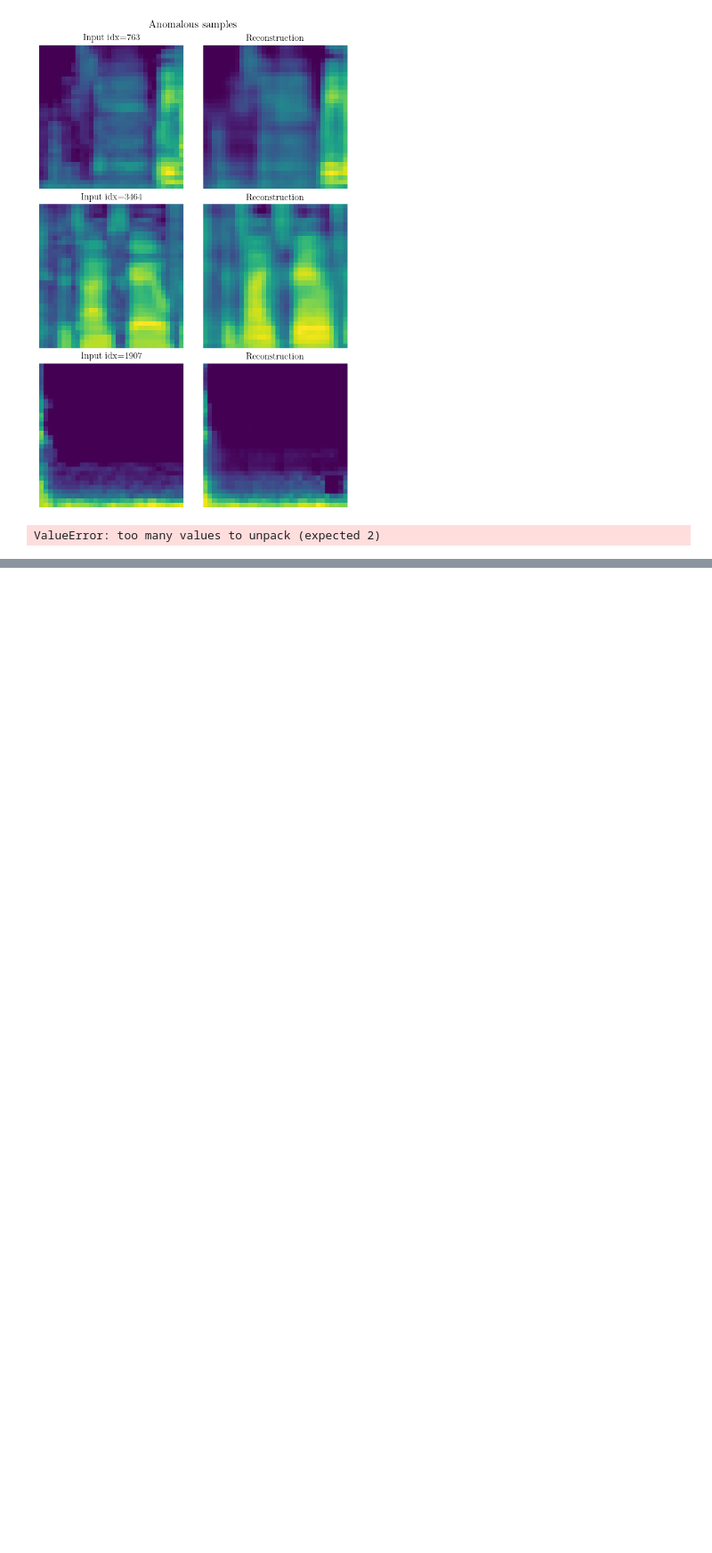
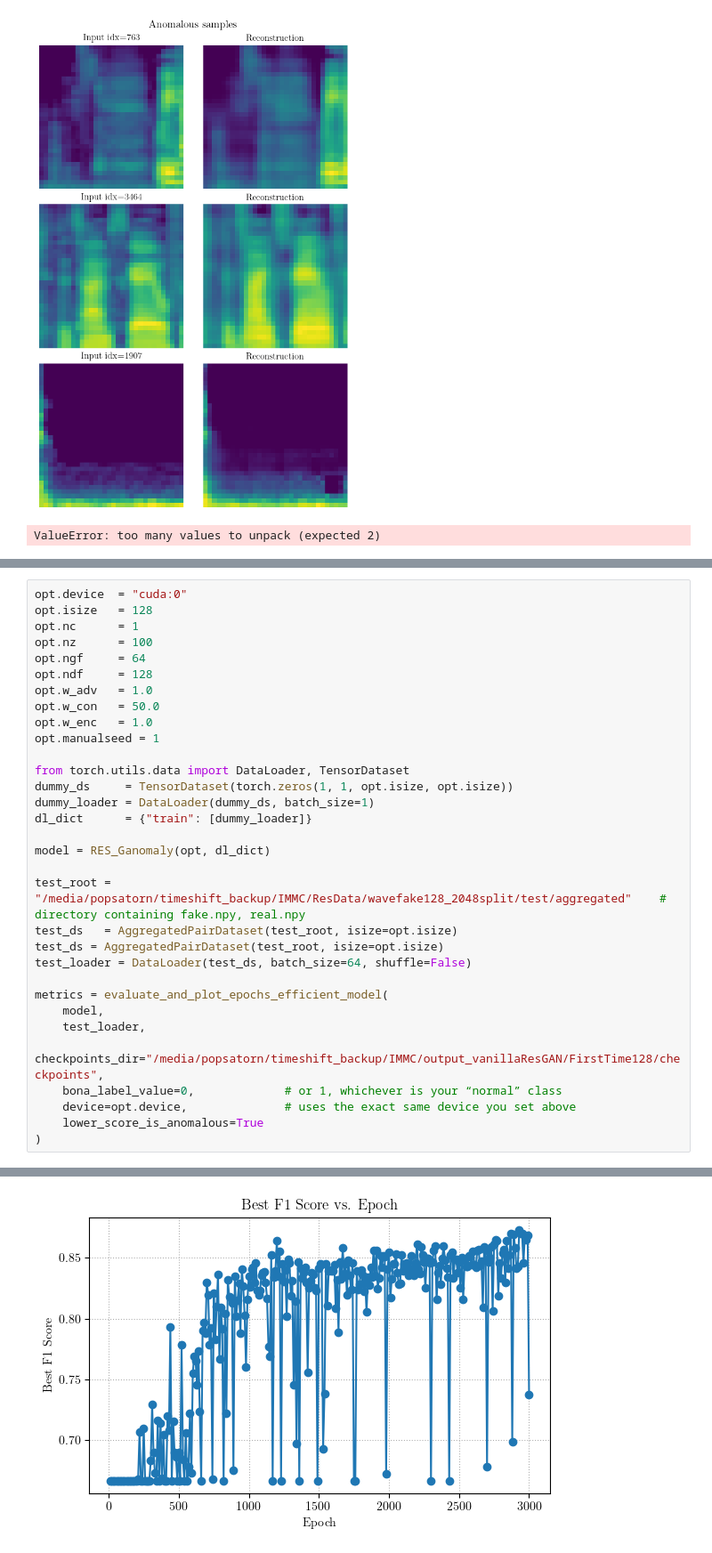
Before and after one commit to tameszaza/voice, a Jupyter notebook: Ganomaly_based/ganomaly/lib/eval_resgan.ipynb, the cells around one changed output, grey strips where cells are left out. Shown at 89% size. Saved outputs shown, nothing was run; the diff lists cells and outputs as text; blank space fills up the shorter version.

```diff
--- a/Ganomaly_based/ganomaly/lib/eval_resgan.ipynb
+++ b/Ganomaly_based/ganomaly/lib/eval_resgan.ipynb
@@ -347,0 +605,33 @@ ValueError: too many values to unpack (expected 2)
+# %%
+opt.device  = "cuda:0"
+opt.isize   = 128
+opt.nc      = 1
+opt.nz      = 100
+opt.ngf     = 64
+opt.ndf     = 128
+opt.w_adv   = 1.0
+opt.w_con   = 50.0
+opt.w_enc   = 1.0
+opt.manualseed = 1
+
+from torch.utils.data import DataLoader, TensorDataset
+dummy_ds     = TensorDataset(torch.zeros(1, 1, opt.isize, opt.isize))
+dummy_loader = DataLoader(dummy_ds, batch_size=1)
+dl_dict      = {"train": [dummy_loader]}
+
+model = RES_Ganomaly(opt, dl_dict)
+
+test_root = "/media/popsatorn/timeshift_backup/IMMC/ResData/wavefake128_2048split/test/aggregated"    # directory containing fake.npy, real.npy
+test_ds   = AggregatedPairDataset(test_root, isize=opt.isize)
+test_ds = AggregatedPairDataset(test_root, isize=opt.isize)
+test_loader = DataLoader(test_ds, batch_size=64, shuffle=False)
+
+metrics = evaluate_and_plot_epochs_efficient_model(
+    model,
+    test_loader,
+    checkpoints_dir="/media/popsatorn/timeshift_backup/IMMC/output_vanillaResGAN/FirstTime128/checkpoints",
+    bona_label_value=0,             # or 1, whichever is your “normal” class
+    device=opt.device,              # uses the exact same device you set above
+    lower_score_is_anomalous=True
+)
+# %% [output]
@@ -347,0 +655 @@ ValueError: too many values to unpack (expected 2)
+[figure, added]
```
Also changed, not shown: parts of 11 cells of this notebook, 22 other files.
